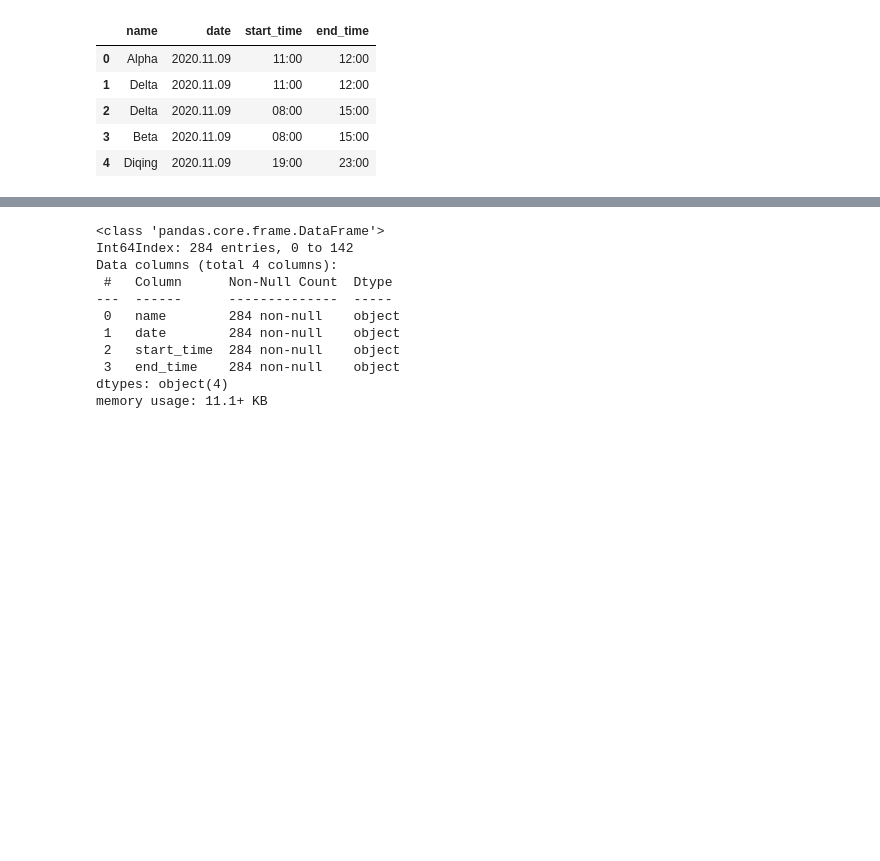
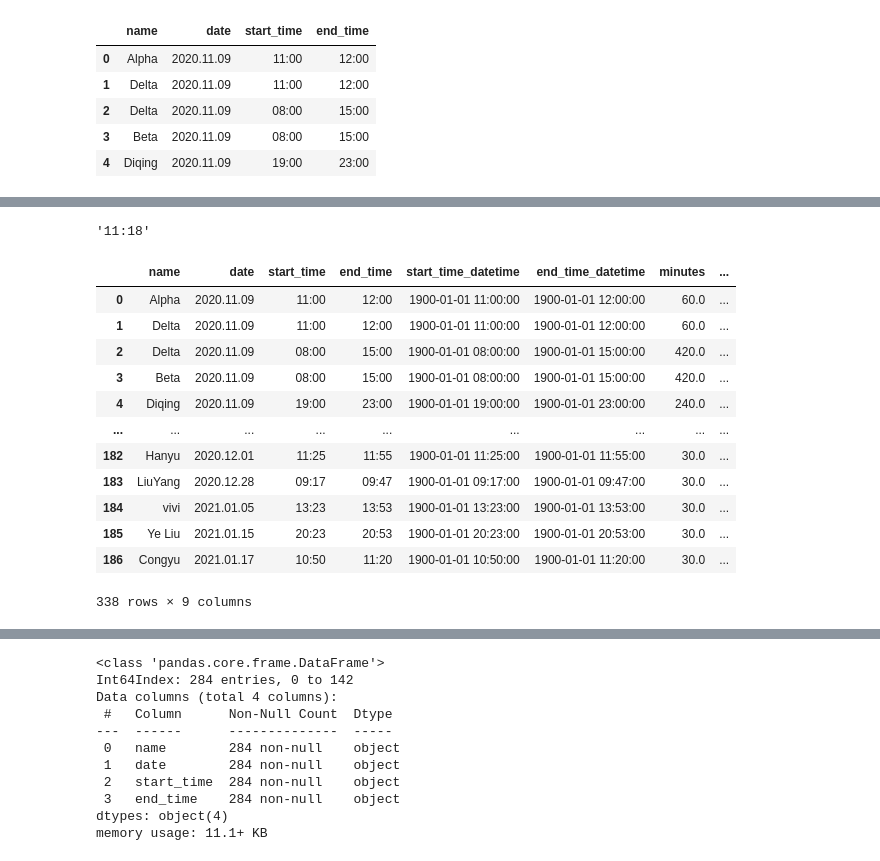
Before and after one commit to Apollo1840/StudyTimeBoard, a Jupyter notebook: dev/dev_data_sql_db.ipynb, the cells around one changed output, grey strips where cells are left out. Drawn from its saved outputs; the diff is of its cells as text; code cells hidden in the pictures; blank space fills up the shorter version.

```diff
--- a/dev/dev_data_sql_db.ipynb
+++ b/dev/dev_data_sql_db.ipynb
@@ -65,0 +152,7 @@ def studyeventsdb2df(db):
+# %%
+
+gs = GoogleSheet.read_from(STUDY_TIME_TABLE_NAME)
+df_dur = gs.sheet(sheet_name=SHEET1, least_col_name=START_TIME)
+df_eve = gs.sheet(sheet_name=SHEET2, least_col_name=NAME)
+
+df = merge_dur_eve(df_dur, df_eve)
@@ -65,0 +167,3 @@ def studyeventsdb2df(db):
+# %%
+df=df.append({'name': "Congyu", "date": "2021.01.17", "start_time": "11:18", "end_time": UNKNOWN}, ignore_index=True)
+df.tail()
@@ -65,0 +187,22 @@ def studyeventsdb2df(db):
+# %%
+df_user = data.loc[data[NAME]=="Congyu", :]
+df_user.loc[df_user[END_TIME] == UNKNOWN, START_TIME].tolist()[-1]
+# %% [output]
+'11:18'
+# %%
+df = add_analysis_columns(df)
+df
+# %% [output]
+|  | name | date | start_time | end_time | start_time_datetime | end_time_datetime | minutes | ... |
+| 0 | Alpha | 2020.11.09 | 11:00 | 12:00 | 1900-01-01 11:00:00 | 1900-01-01 12:00:00 | 60.0 | ... |
+| 1 | Delta | 2020.11.09 | 11:00 | 12:00 | 1900-01-01 11:00:00 | 1900-01-01 12:00:00 | 60.0 | ... |
+| 2 | Delta | 2020.11.09 | 08:00 | 15:00 | 1900-01-01 08:00:00 | 1900-01-01 15:00:00 | 420.0 | ... |
+| 3 | Beta | 2020.11.09 | 08:00 | 15:00 | 1900-01-01 08:00:00 | 1900-01-01 15:00:00 | 420.0 | ... |
+| 4 | Diqing | 2020.11.09 | 19:00 | 23:00 | 1900-01-01 19:00:00 | 1900-01-01 23:00:00 | 240.0 | ... |
+| ... | ... | ... | ... | ... | ... | ... | ... | ... |
+| 182 | Hanyu | 2020.12.01 | 11:25 | 11:55 | 1900-01-01 11:25:00 | 1900-01-01 11:55:00 | 30.0 | ... |
+| 183 | LiuYang | 2020.12.28 | 09:17 | 09:47 | 1900-01-01 09:17:00 | 1900-01-01 09:47:00 | 30.0 | ... |
+| 184 | vivi | 2021.01.05 | 13:23 | 13:53 | 1900-01-01 13:23:00 | 1900-01-01 13:53:00 | 30.0 | ... |
+| 185 | Ye Liu | 2021.01.15 | 20:23 | 20:53 | 1900-01-01 20:23:00 | 1900-01-01 20:53:00 | 30.0 | ... |
+| 186 | Congyu | 2021.01.17 | 10:50 | 11:20 | 1900-01-01 10:50:00 | 1900-01-01 11:20:00 | 30.0 | ... |
+338 rows × 9 columns
```
Also changed, not shown: parts of 17 cells of this notebook, 15 other files.
